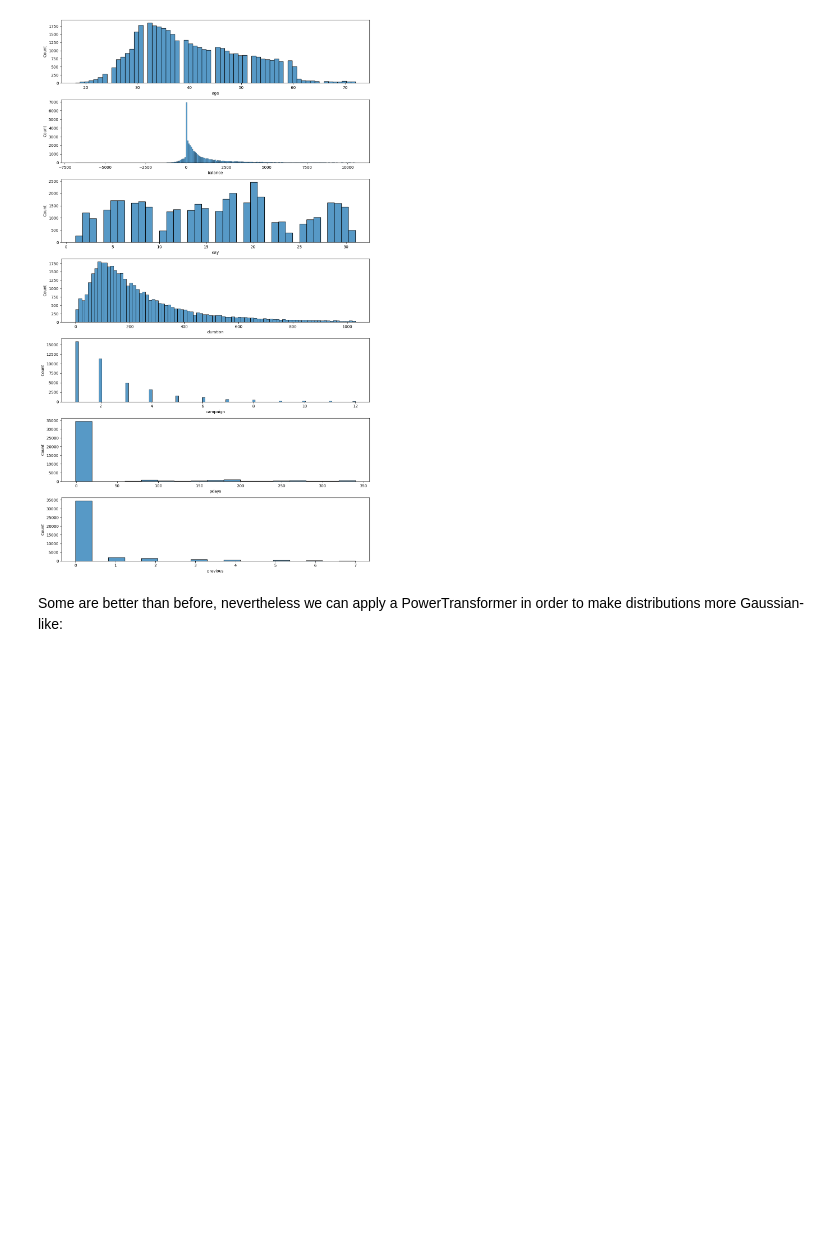
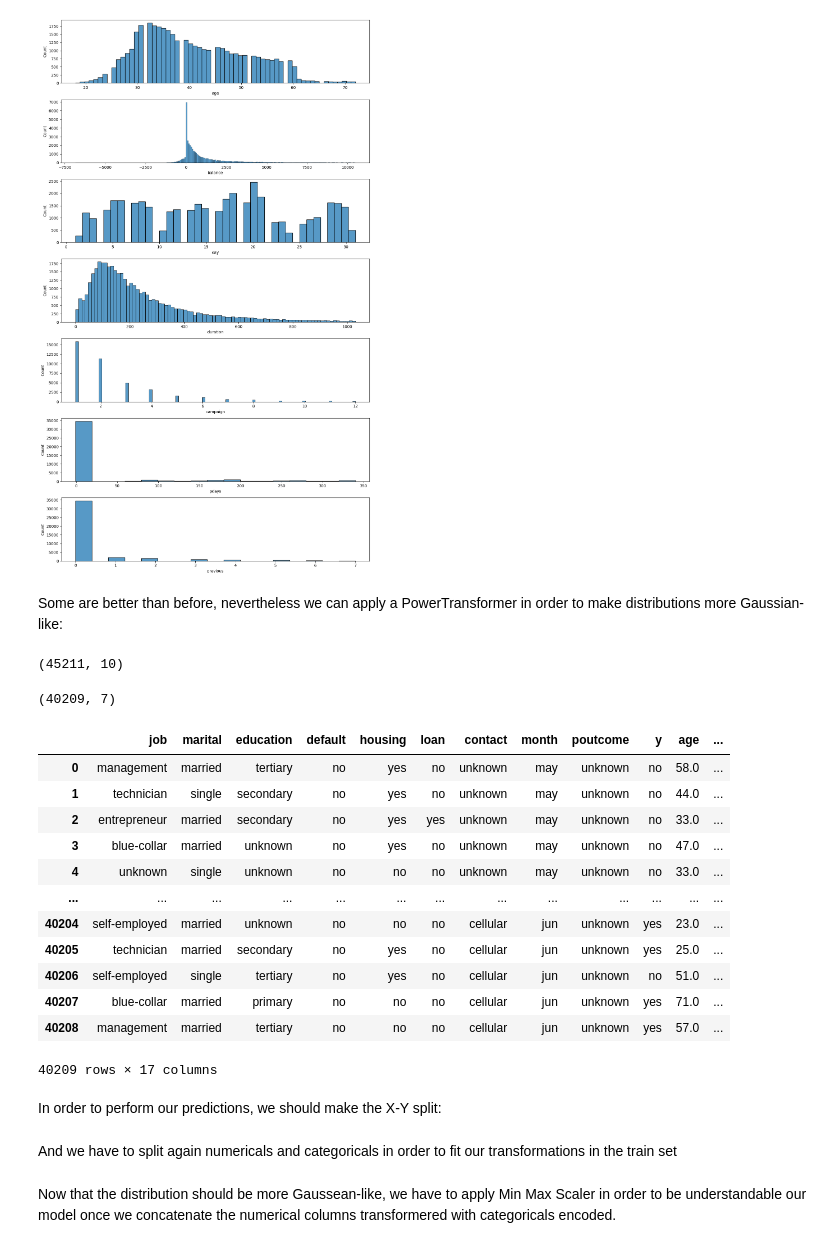
Before and after one commit to pablo-sanchez/mid_bootcamp_project, a Jupyter notebook: Notebooks/transformations.ipynb, the cells around one changed output. Saved outputs shown, nothing was run; the diff lists cells and outputs as text; code cells hidden in the pictures; blank space fills up the shorter version.

```diff
--- a/Notebooks/transformations.ipynb
+++ b/Notebooks/transformations.ipynb
@@ -33,4 +31,4 @@ def num_cat_splitter(df):
 # %%
-numerical_df, categorical_df = num_cat_splitter(bank_f)
+numerical_df, categorical_df = fn.num_cat_splitter(bank_f)
 # %% [markdown]
 As we saw in *exploratory_data_analysis.ipynb* our dataset had a lot of outliers:
@@ -67,3 +55,3 @@ def outlier_remover(df):
 # %%
-numerical_0out = outlier_remover(numerical_df)
+numerical_0out = fn.outlier_remover(numerical_df)
 # %%
@@ -88,5 +66,32 @@ hist_generator(numerical_0out)
 [figure]
 # %% [markdown]
 Some are better than before, nevertheless we can apply a PowerTransformer in order to make distributions more Gaussian-like:
+# %%
+categorical_df.shape
+# %% [output]
+(45211, 10)
+# %%
+numerical_0out.shape
+# %% [output]
+(40209, 7)
 # %%
-#should we do previously the X-Y split??
+bank_0out = pd.concat([categorical_df, numerical_0out], axis=1)
+bank_0out = bank_0out.dropna().reset_index(drop=True)
+bank_0out
+#reconcat with numericals and X-Y split
+# %% [output]
+|  | job | marital | education | default | housing | loan | contact | month | poutcome | y | age | ... |
+| 0 | management | married | tertiary | no | yes | no | unknown | may | unknown | no | 58.0 | ... |
+| 1 | technician | single | secondary | no | yes | no | unknown | may | unknown | no | 44.0 | ... |
+| 2 | entrepreneur | married | secondary | no | yes | yes | unknown | may | unknown | no | 33.0 | ... |
+| 3 | blue-collar | married | unknown | no | yes | no | unknown | may | unknown | no | 47.0 | ... |
+| 4 | unknown | single | unknown | no | no | no | unknown | may | unknown | no | 33.0 | ... |
+| ... | ... | ... | ... | ... | ... | ... | ... | ... | ... | ... | ... | ... |
+| 40204 | self-employed | married | unknown | no | no | no | cellular | jun | unknown | yes | 23.0 | ... |
+| 40205 | technician | married | secondary | no | yes | no | cellular | jun | unknown | yes | 25.0 | ... |
+| 40206 | self-employed | single | tertiary | no | yes | no | cellular | jun | unknown | no | 51.0 | ... |
+| 40207 | blue-collar | married | primary | no | no | no | cellular | jun | unknown | yes | 71.0 | ... |
+| 40208 | management | married | tertiary | no | no | no | cellular | jun | unknown | yes | 57.0 | ... |
+40209 rows × 17 columns
+# %% [markdown]
+In order to perform our predictions, we should make the X-Y split:
@@ -92,0 +105,2 @@ Some are better than before, nevertheless we can apply a PowerTransformer in ord
+# %% [markdown]
+And we have to split again numericals and categoricals in order to fit our transformations in the train set
@@ -96,0 +121,2 @@ num_tran = transformer.transform(numerical_0out)
+# %% [markdown]
+Now that the distribution should be more Gaussean-like, we have to apply Min Max Scaler in order to be understandable our model once we concatenate the numerical columns transformered with categoricals encoded.
```
Also changed, not shown: parts of 27 cells of this notebook, 20 other files.
